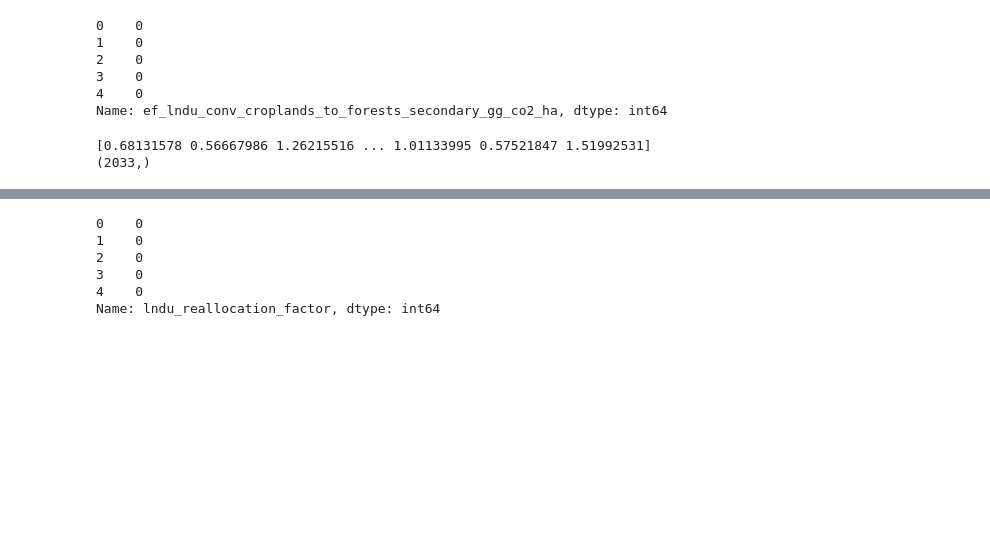
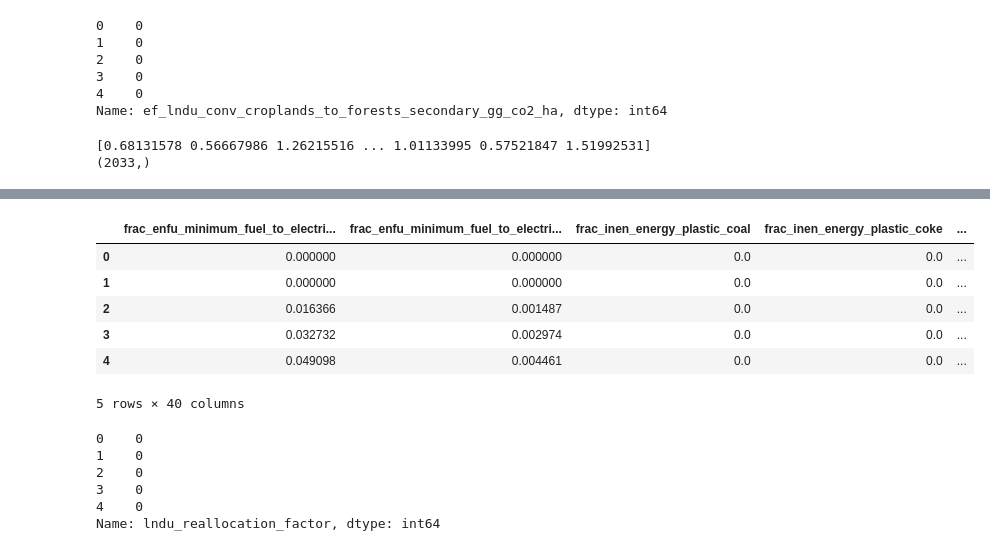
Before and after one commit to JuanRobledo12/lhp_ssp_sampling, a Jupyter notebook: src/test_genera_salidas.ipynb, the cells around one changed output, grey strips where cells are left out. Saved outputs shown, nothing was run; the diff lists cells and outputs as text; code cells hidden in the pictures; blank space fills up the shorter version.

```diff
--- a/src/test_genera_salidas.ipynb
+++ b/src/test_genera_salidas.ipynb
@@ -213,3 +290,13 @@ stressed_df[cols_to_stress] = (df_input[cols_to_stress] * sample_scaled[experime
+# %%
+stressed_df[cols_to_review].head()
+# %% [output]
+|  | frac_enfu_minimum_fuel_to_electri... | frac_enfu_minimum_fuel_to_electri... | frac_inen_energy_plastic_coal | frac_inen_energy_plastic_coke | ... |
+| 0 | 0.000000 | 0.000000 | 0.0 | 0.0 | ... |
+| 1 | 0.000000 | 0.000000 | 0.0 | 0.0 | ... |
+| 2 | 0.016366 | 0.001487 | 0.0 | 0.0 | ... |
+| 3 | 0.032732 | 0.002974 | 0.0 | 0.0 | ... |
+| 4 | 0.049098 | 0.004461 | 0.0 | 0.0 | ... |
+5 rows × 40 columns
 # %%
 stressed_df['lndu_reallocation_factor'].head()
 # %% [output]
```
Also changed, not shown: parts of 13 cells of this notebook, 12 other files.
